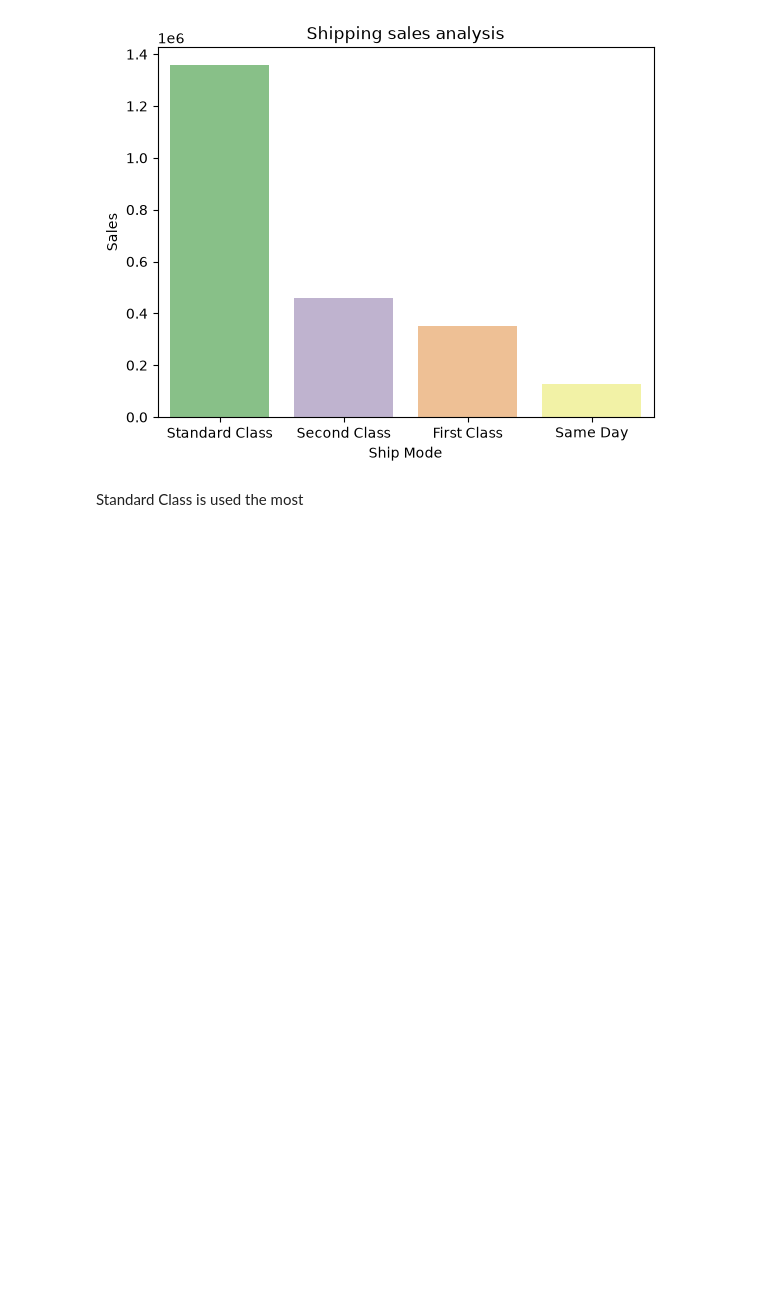
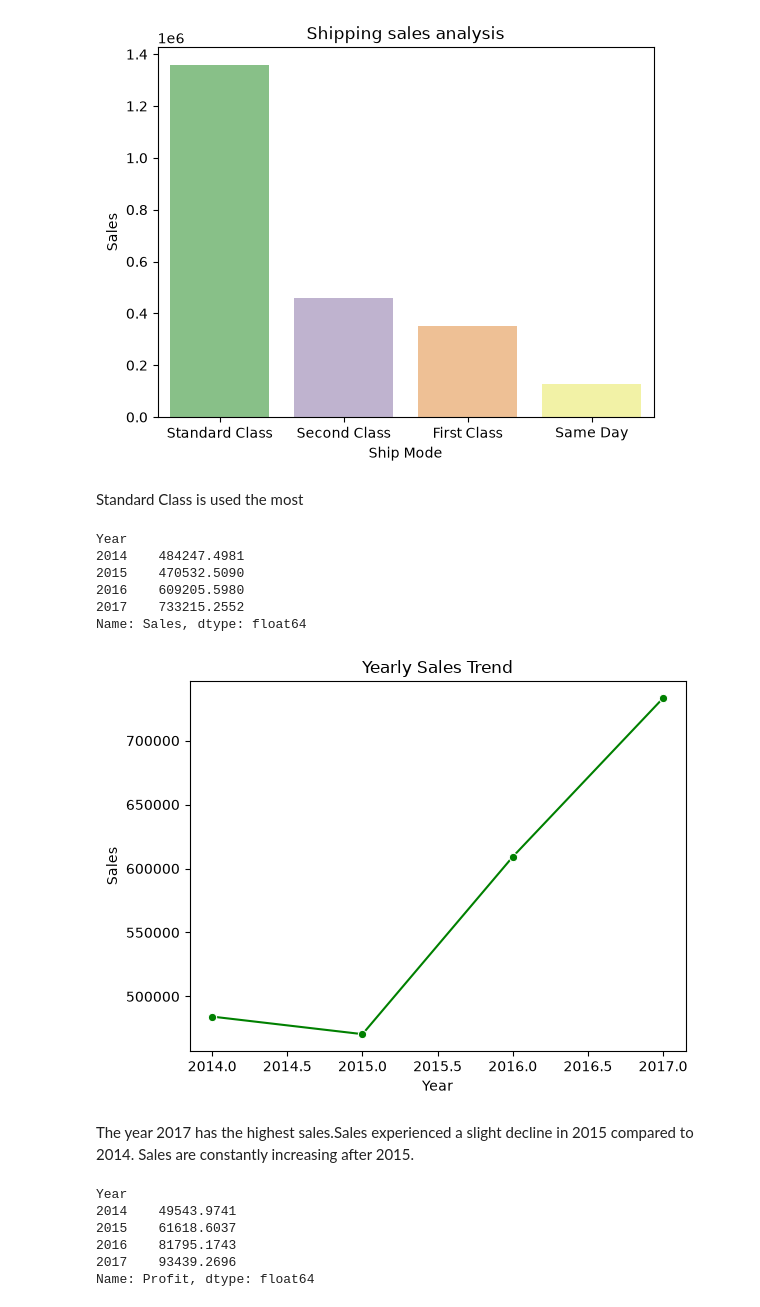
Before and after one commit to vaishnaviniwalkar/Superstore_Sales_Analysis, a Jupyter notebook: notebook/analysis.ipynb, the cells around one changed output. Cells and saved outputs as stored; diff of their text form; code cells hidden in the pictures; blank space fills up the shorter version.

```diff
--- a/notebook/analysis.ipynb
+++ b/notebook/analysis.ipynb
@@ -532,3 +532,31 @@ plt.show()
 [figure]
 # %% [markdown]
 Standard Class is used the most
+# %%
+yearly_sales = df.groupby('Year')['Sales'].sum()
+yearly_sales
+# %% [output]
+Year
+2014    484247.4981
+2015    470532.5090
+2016    609205.5980
+2017    733215.2552
+Name: Sales, dtype: float64
+# %%
+sns.lineplot(x='Year', y='Sales', data=yearly_sales.reset_index(), marker='o', color='g')
+plt.title('Yearly Sales Trend')
+plt.show()
+# %% [output]
+[figure, added]
+# %% [markdown]
+The year 2017 has the highest sales.Sales experienced a slight decline in 2015 compared to 2014. Sales are constantly increasing after 2015.
+# %%
+yearly_profit =  df.groupby('Year')['Profit'].sum()
+yearly_profit
+# %% [output]
+Year
+2014    49543.9741
+2015    61618.6037
+2016    81795.1743
+2017    93439.2696
+Name: Profit, dtype: float64
```
Also changed, not shown: parts of 4 cells of this notebook.
